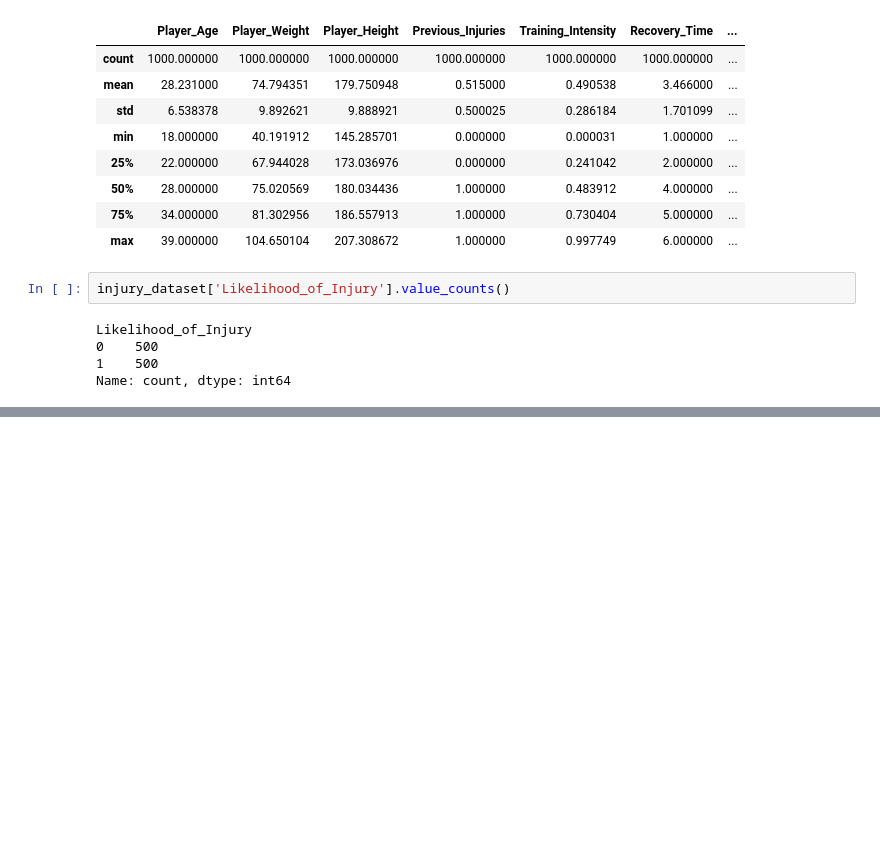
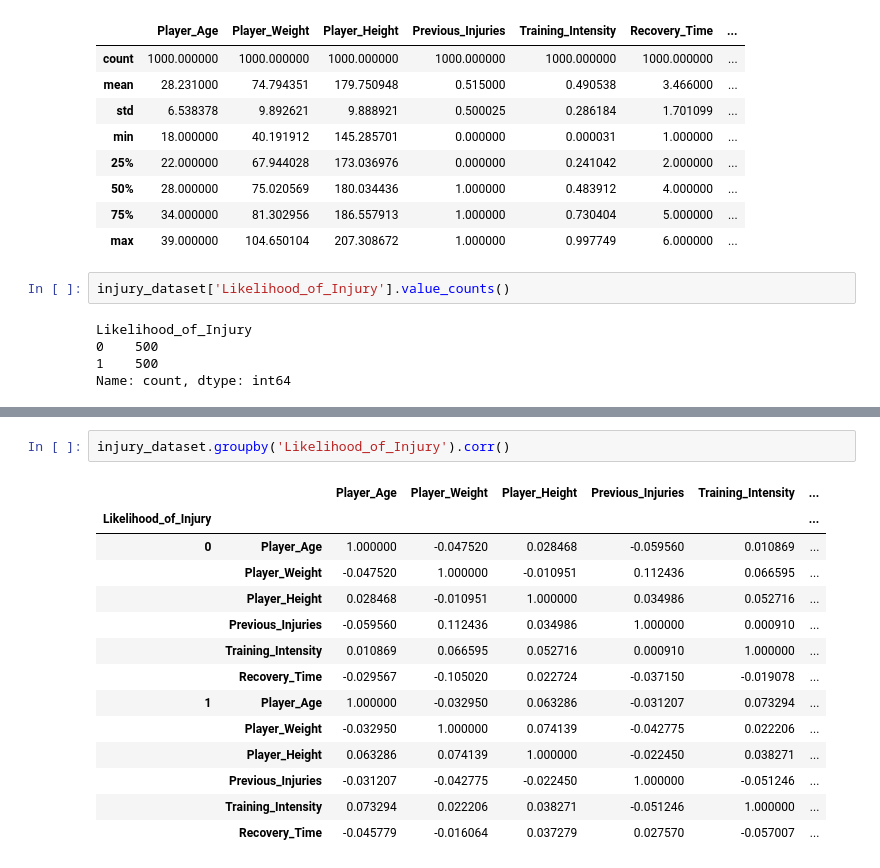
Before and after one commit to KillordTheOG/DataMining_InjuryPrevention, a Jupyter notebook: injury_prevention_project.ipynb, the cells around one changed output, grey strips where cells are left out. Saved outputs shown, nothing was run; the diff lists cells and outputs as text; blank space fills up the shorter version.

```diff
--- a/injury_prevention_project.ipynb
+++ b/injury_prevention_project.ipynb
@@ -42,0 +81,17 @@ print('Player Height Mode: ', player_height_mode)
+# %%
+injury_dataset.groupby('Likelihood_of_Injury').corr()
+# %% [output]
+|  |  | Player_Age | Player_Weight | Player_Height | Previous_Injuries | Training_Intensity | ... |
+| Likelihood_of_Injury |  |  |  |  |  |  | ... |
+| 0 | Player_Age | 1.000000 | -0.047520 | 0.028468 | -0.059560 | 0.010869 | ... |
+|  | Player_Weight | -0.047520 | 1.000000 | -0.010951 | 0.112436 | 0.066595 | ... |
+|  | Player_Height | 0.028468 | -0.010951 | 1.000000 | 0.034986 | 0.052716 | ... |
+|  | Previous_Injuries | -0.059560 | 0.112436 | 0.034986 | 1.000000 | 0.000910 | ... |
+|  | Training_Intensity | 0.010869 | 0.066595 | 0.052716 | 0.000910 | 1.000000 | ... |
+|  | Recovery_Time | -0.029567 | -0.105020 | 0.022724 | -0.037150 | -0.019078 | ... |
+| 1 | Player_Age | 1.000000 | -0.032950 | 0.063286 | -0.031207 | 0.073294 | ... |
+|  | Player_Weight | -0.032950 | 1.000000 | 0.074139 | -0.042775 | 0.022206 | ... |
+|  | Player_Height | 0.063286 | 0.074139 | 1.000000 | -0.022450 | 0.038271 | ... |
+|  | Previous_Injuries | -0.031207 | -0.042775 | -0.022450 | 1.000000 | -0.051246 | ... |
+|  | Training_Intensity | 0.073294 | 0.022206 | 0.038271 | -0.051246 | 1.000000 | ... |
+|  | Recovery_Time | -0.045779 | -0.016064 | 0.037279 | 0.027570 | -0.057007 | ... |
```
Also changed, not shown: parts of 7 cells of this notebook.
